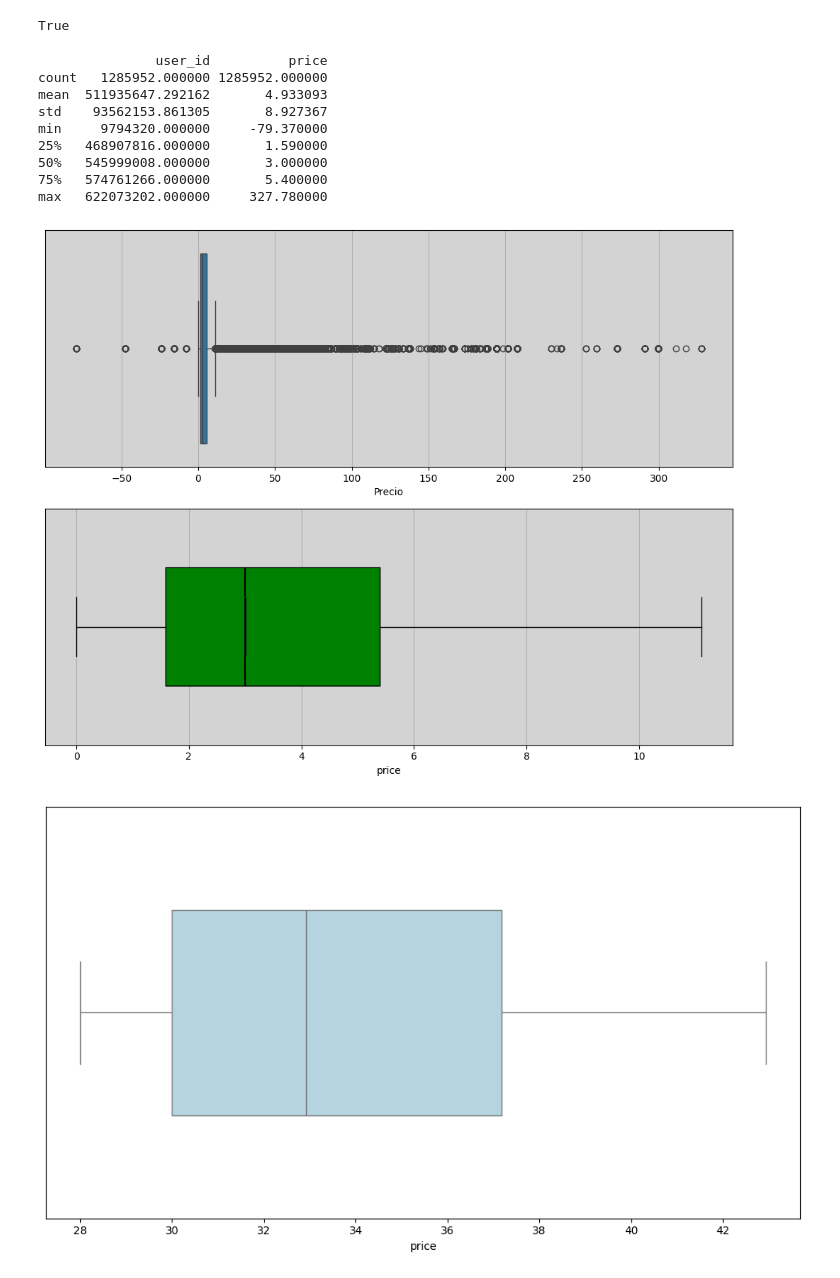
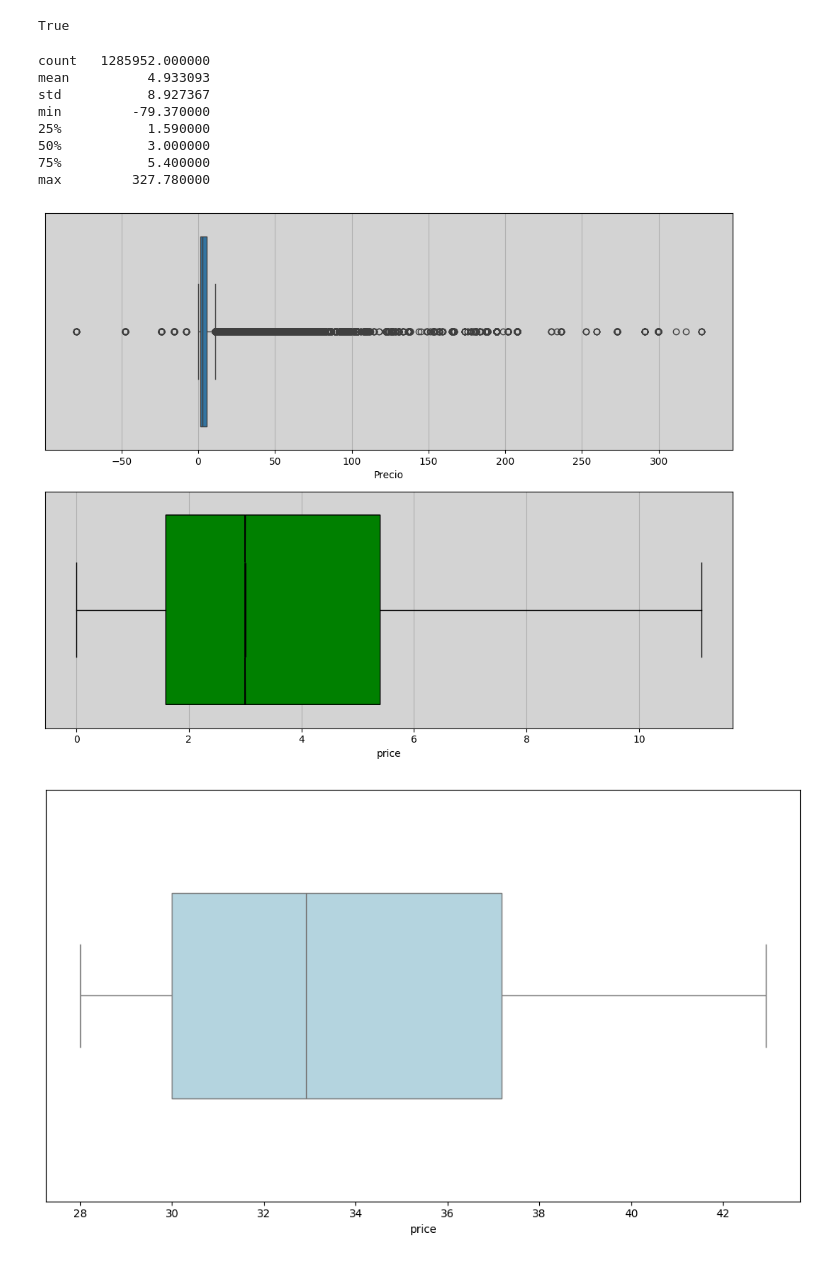
Before and after one commit to johnconh/PiscineData, a Jupyter notebook: data_analyst/ex02/mustache.ipynb, the cells around one changed output. Cells and saved outputs as stored; diff of their text form; code cells hidden in the pictures.

```diff
--- a/data_analyst/ex02/mustache.ipynb
+++ b/data_analyst/ex02/mustache.ipynb
@@ -37,42 +37,41 @@ except Exception as e:
     print(f"❌ An error occurred: {e}")
 # %%
 pd.set_option('display.float_format', '{:.6f}'.format)
-print(df.describe())
+print(df['price'].describe().to_string(index=True))
 # %% [output]
-               user_id          price
-count   1285952.000000 1285952.000000
-mean  511935647.292162       4.933093
-std    93562153.861305       8.927367
-min     9794320.000000     -79.370000
-25%   468907816.000000       1.590000
-50%   545999008.000000       3.000000
-75%   574761266.000000       5.400000
-max   622073202.000000     327.780000
+count   1285952.000000
+mean          4.933093
+std           8.927367
+min         -79.370000
+25%           1.590000
+50%           3.000000
+75%           5.400000
+max         327.780000
 # %%
 fig, (ax1, ax2) = plt.subplots(2, 1, figsize=(10, 8))
 
 ax1.set_facecolor('lightgrey')
 ax2.set_facecolor('lightgrey')
 
 sns.boxplot(x=df['price'], ax=ax1)
 ax1.set_xlabel("Precio")
 ax1.set_yticks([])
 ax1.grid(True)
 
 boxprops = dict(facecolor='green', edgecolor='black')
 medianprops = dict(linestyle='-', linewidth=2, color='black')
 
-ax2.boxplot(df['price'], vert=False, widths=0.5, notch=True,
+ax2.boxplot(df['price'], vert=False, widths=0.8, notch=True,
             boxprops=boxprops, medianprops=medianprops, showfliers=False,
             patch_artist=True)
 ax2.set_xlabel("price")
 ax2.set_yticks([])
 ax2.grid(True)
 
 plt.tight_layout()
 plt.show()
 # %% [output]
-[figure, old version]
+[figure, new version]
 # %%
 basket_price_per_user = df.groupby('user_id')['price'].mean().reset_index()
 filtered_basket_price = basket_price_per_user[
```
Also changed, not shown: 1 other file.
